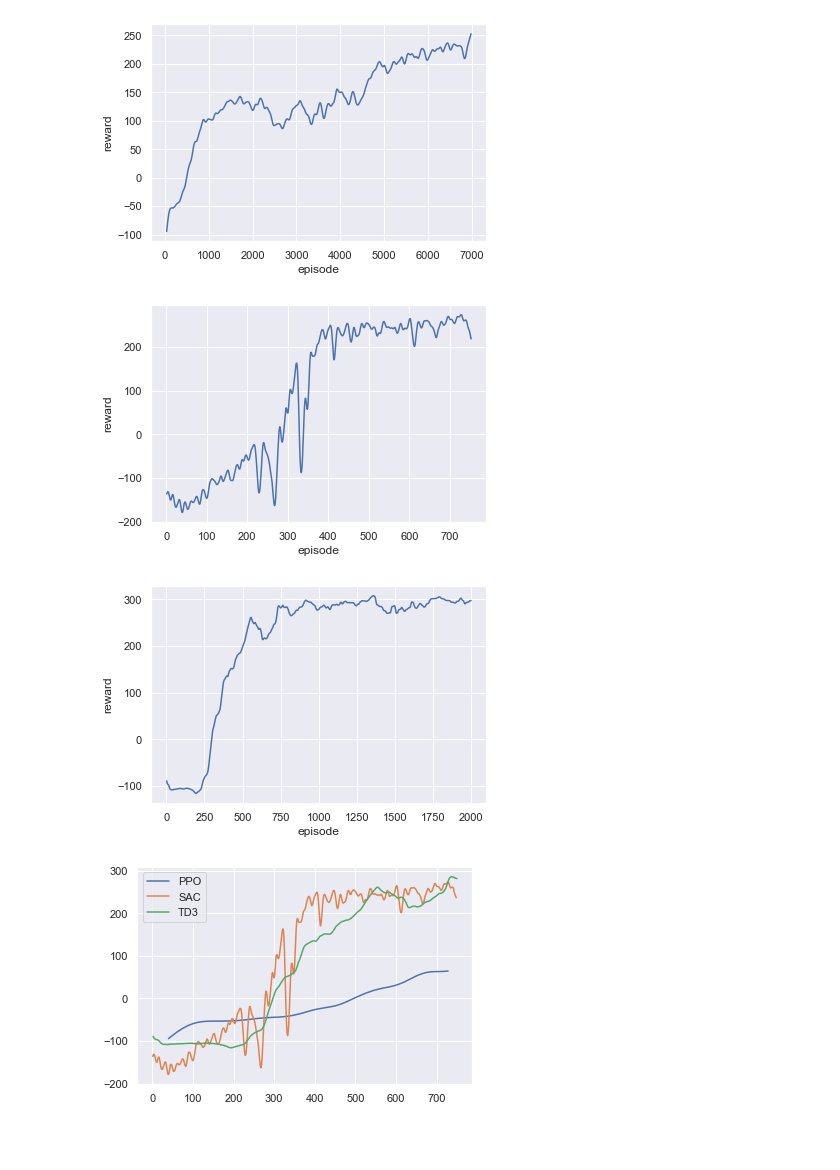
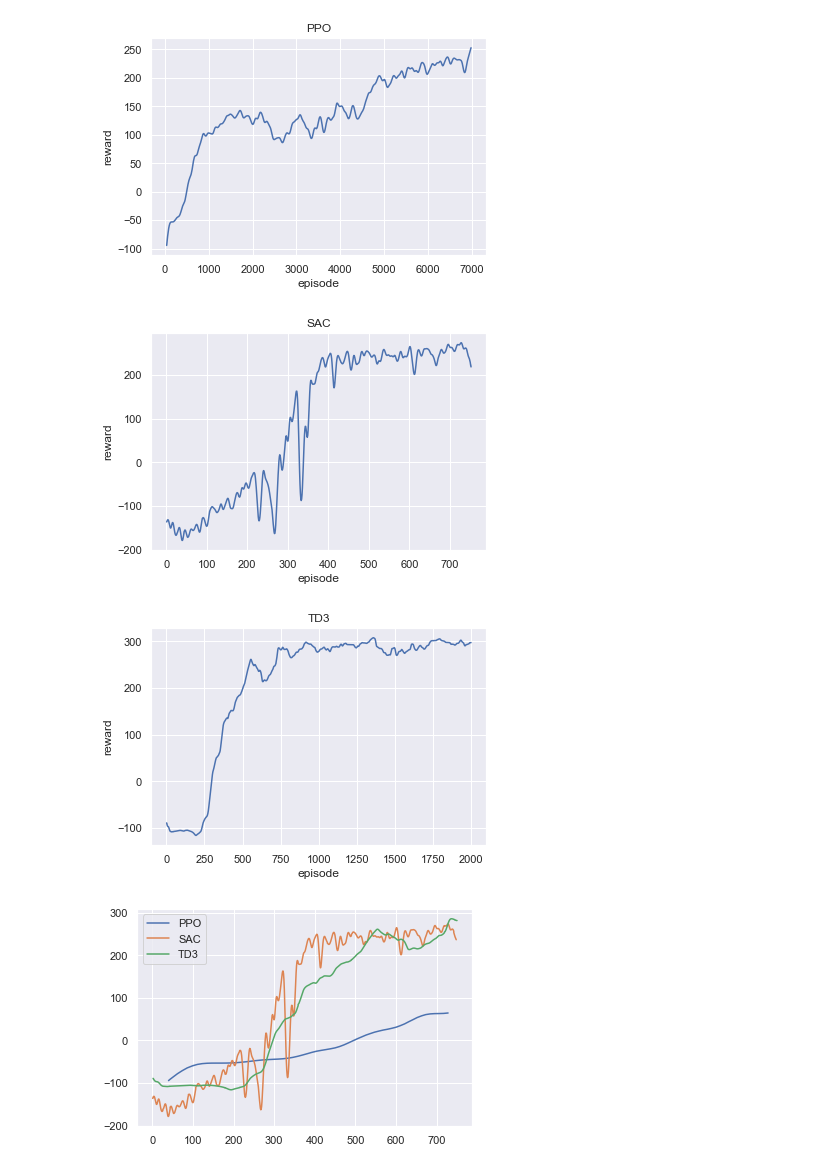
Before and after one commit to ChengyuanSha/RL-Bipedal-Walker, a Jupyter notebook: Plot_Episode_VS_Reward.ipynb, the cells around one changed output. Cells and saved outputs as stored; diff of their text form; code cells hidden in the pictures; blank space fills up the shorter version.

Commit message:
UPDATE GRAPH

```diff
--- a/Plot_Episode_VS_Reward.ipynb
+++ b/Plot_Episode_VS_Reward.ipynb
@@ -13,20 +13,20 @@ dfPPO = dfPPO.apply(lambda x: gaussian_filter1d(x, sigma=3))
 dfSAC = dfSAC.apply(lambda x: gaussian_filter1d(x, sigma=3))
 dfTD3 = dfTD3.apply(lambda x: gaussian_filter1d(x, sigma=3))
 # %%
-sns.lineplot(data=dfPPO, x='episode', y='reward')
+sns.lineplot(data=dfPPO, x='episode', y='reward').set_title('PPO')
 plt.savefig('e_vs_rPPO.png', dpi=300)
 # %% [output]
-[figure, old version]
+[figure, new version]
 # %%
-sns.lineplot(data=dfSAC, x='episode', y='reward')
+sns.lineplot(data=dfSAC, x='episode', y='reward').set_title('SAC')
 plt.savefig('e_vs_rSAC.png', dpi=300)
 # %% [output]
-[figure, old version]
+[figure, new version]
 # %%
-sns.lineplot(data=dfTD3, x='episode', y='reward')
+sns.lineplot(data=dfTD3, x='episode', y='reward').set_title('TD3')
 plt.savefig('e_vs_rTD3.png', dpi=300)
 # %% [output]
-[figure, old version]
+[figure, new version]
 # %%
 dfPPO = dfPPO.iloc[:63, :]
 dfSAC = dfSAC.iloc[:750, :]
```
